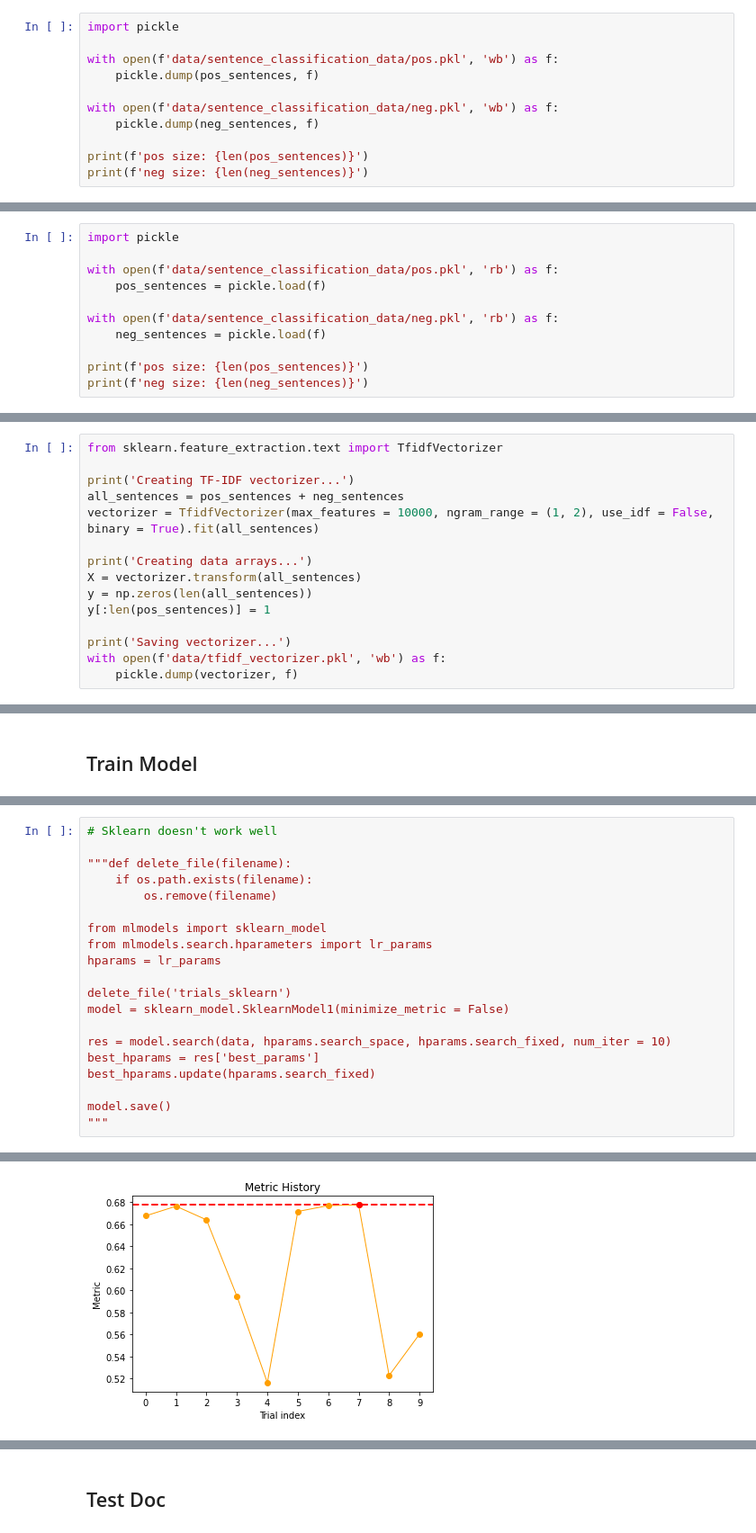
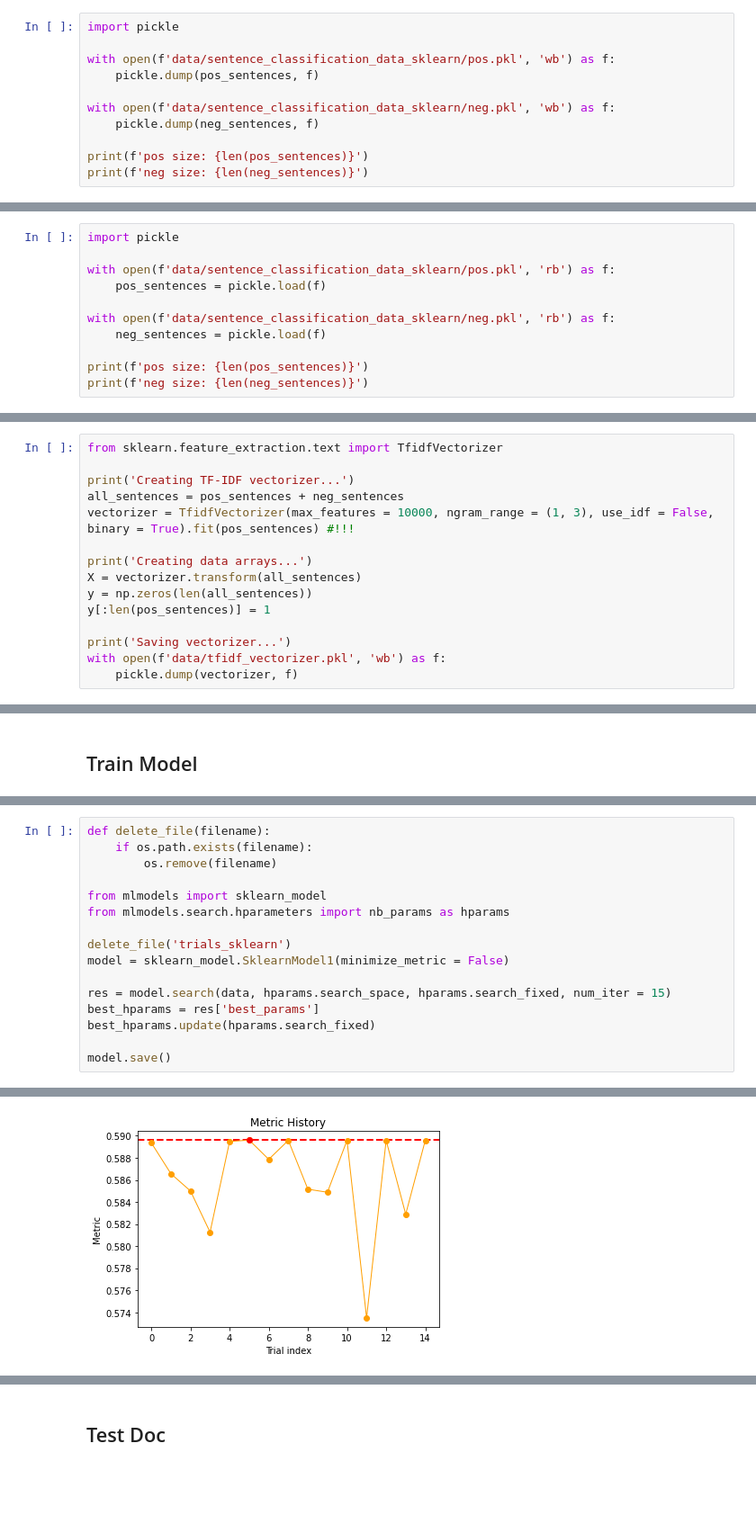
Before and after one commit to ozanzgur/kaggle_coleridge_initiative, a Jupyter notebook: exp03-classify_sentences.ipynb, the cells around one changed output, grey strips where cells are left out. Shown at 90% size. Saved outputs shown, nothing was run; the diff lists cells and outputs as text; blank space fills up the shorter version.

Commit message:
Sentence classification update

```diff
--- a/exp03-classify_sentences.ipynb
+++ b/exp03-classify_sentences.ipynb
@@ -121,10 +126,10 @@ neg size: 412401
 # %%
 import pickle
 
-with open(f'data/sentence_classification_data/pos.pkl', 'wb') as f:
+with open(f'data/sentence_classification_data_sklearn/pos.pkl', 'wb') as f:
     pickle.dump(pos_sentences, f)
 
-with open(f'data/sentence_classification_data/neg.pkl', 'wb') as f:
+with open(f'data/sentence_classification_data_sklearn/neg.pkl', 'wb') as f:
     pickle.dump(neg_sentences, f)
 
 print(f'pos size: {len(pos_sentences)}')
@@ -137,10 +142,10 @@ neg size: 412401
 # %%
 import pickle
 
-with open(f'data/sentence_classification_data/pos.pkl', 'rb') as f:
+with open(f'data/sentence_classification_data_sklearn/pos.pkl', 'rb') as f:
     pos_sentences = pickle.load(f)
 
-with open(f'data/sentence_classification_data/neg.pkl', 'rb') as f:
+with open(f'data/sentence_classification_data_sklearn/neg.pkl', 'rb') as f:
     neg_sentences = pickle.load(f)
 
 print(f'pos size: {len(pos_sentences)}')
@@ -155,7 +160,7 @@ from sklearn.feature_extraction.text import TfidfVectorizer
 
 print('Creating TF-IDF vectorizer...')
 all_sentences = pos_sentences + neg_sentences
-vectorizer = TfidfVectorizer(max_features = 10000, ngram_range = (1, 2), use_idf = False, binary = True).fit(all_sentences)
+vectorizer = TfidfVectorizer(max_features = 10000, ngram_range = (1, 3), use_idf = False, binary = True).fit(pos_sentences) #!!!
 
 print('Creating data arrays...')
 X = vectorizer.transform(all_sentences)
@@ -210,23 +191,19 @@ import seaborn as sns
 # %%
-# Sklearn doesn't work well
-
-"""def delete_file(filename):
+def delete_file(filename):
     if os.path.exists(filename):
         os.remove(filename)
 
 from mlmodels import sklearn_model
-from mlmodels.search.hparameters import lr_params
-hparams = lr_params
+from mlmodels.search.hparameters import nb_params as hparams
 
 delete_file('trials_sklearn')
 model = sklearn_model.SklearnModel1(minimize_metric = False)
 
-res = model.search(data, hparams.search_space, hparams.search_fixed, num_iter = 10)
+res = model.search(data, hparams.search_space, hparams.search_fixed, num_iter = 15)
 best_hparams = res['best_params']
 best_hparams.update(hparams.search_fixed)
 
 model.save()
-"""
 # %% [output]
 Minimize: False
 Best hparameters:
@@ -234,4 +211,4 @@ Best hparameters:
-[figure, old version]
+[figure, new version]
 HPARAMETER SEARCH FINISHED.
 # %% [markdown]
 ## Test Doc
```
Also changed, not shown: parts of 10 cells of this notebook, 4 other files.
